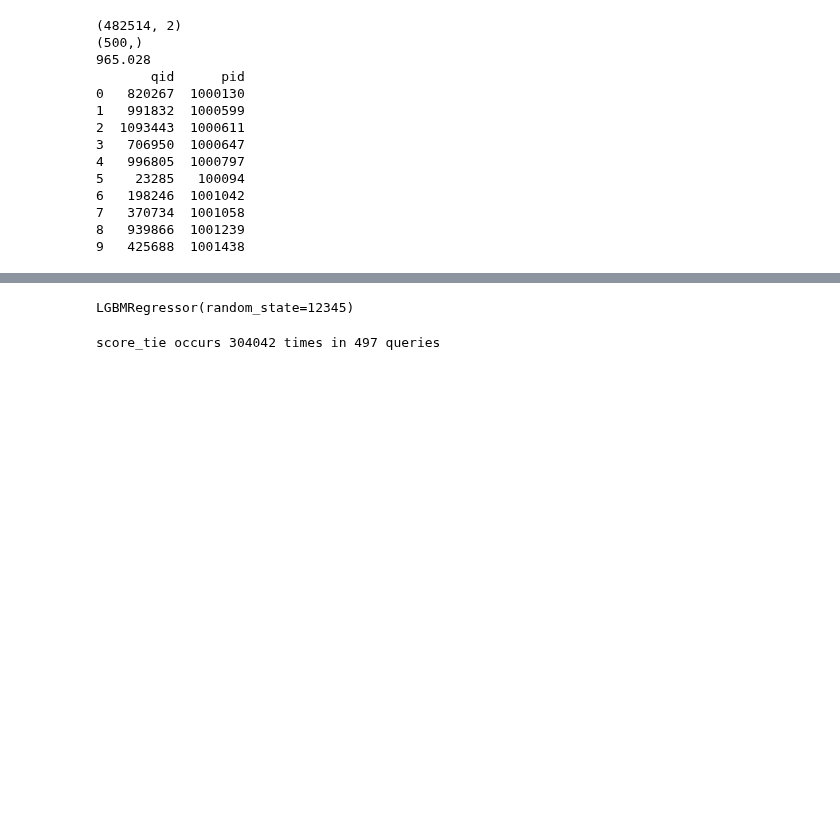
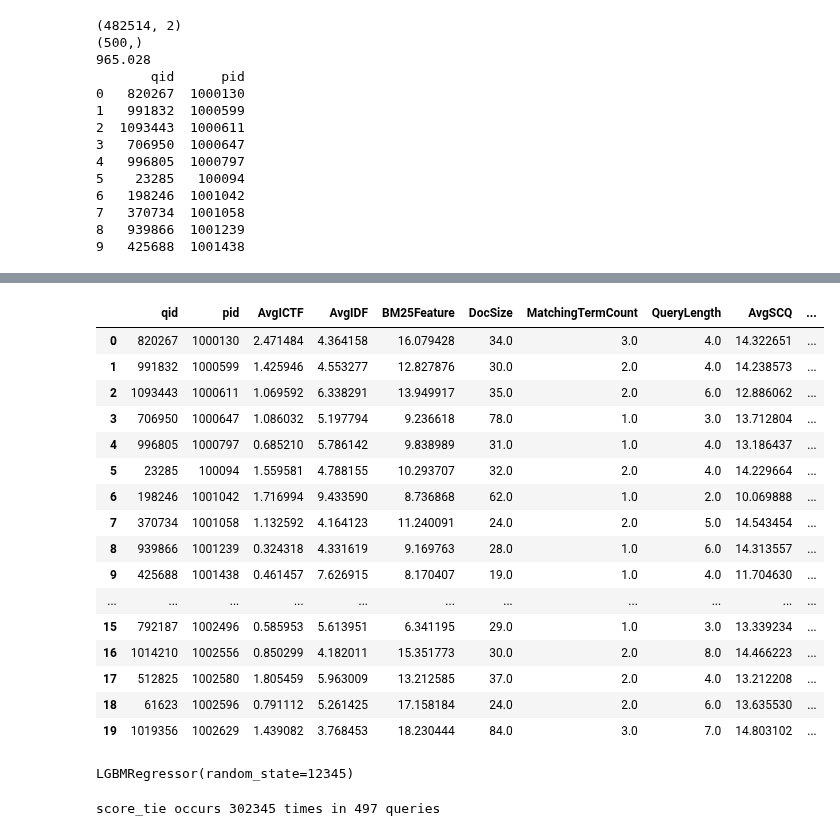
Before and after one commit to castorini/pyserini, a Jupyter notebook: test.ipynb, the cells around one changed output, grey strips where cells are left out. Saved outputs shown, nothing was run; the diff lists cells and outputs as text; code cells hidden in the pictures; blank space fills up the shorter version.

```diff
--- a/test.ipynb
+++ b/test.ipynb
@@ -132,6 +160,26 @@ export(sampled_train,analyzer,'train.json')
 # %%
 dev_data=extract(sampled_dev,analyzer)
 export(sampled_dev,analyzer,'dev.json')
+# %%
+dev_data.head(20)
+# %% [output]
+|  | qid | pid | AvgICTF | AvgIDF | BM25Feature | DocSize | MatchingTermCount | QueryLength | AvgSCQ | ... |
+| 0 | 820267 | 1000130 | 2.471484 | 4.364158 | 16.079428 | 34.0 | 3.0 | 4.0 | 14.322651 | ... |
+| 1 | 991832 | 1000599 | 1.425946 | 4.553277 | 12.827876 | 30.0 | 2.0 | 4.0 | 14.238573 | ... |
+| 2 | 1093443 | 1000611 | 1.069592 | 6.338291 | 13.949917 | 35.0 | 2.0 | 6.0 | 12.886062 | ... |
+| 3 | 706950 | 1000647 | 1.086032 | 5.197794 | 9.236618 | 78.0 | 1.0 | 3.0 | 13.712804 | ... |
+| 4 | 996805 | 1000797 | 0.685210 | 5.786142 | 9.838989 | 31.0 | 1.0 | 4.0 | 13.186437 | ... |
+| 5 | 23285 | 100094 | 1.559581 | 4.788155 | 10.293707 | 32.0 | 2.0 | 4.0 | 14.229664 | ... |
+| 6 | 198246 | 1001042 | 1.716994 | 9.433590 | 8.736868 | 62.0 | 1.0 | 2.0 | 10.069888 | ... |
+| 7 | 370734 | 1001058 | 1.132592 | 4.164123 | 11.240091 | 24.0 | 2.0 | 5.0 | 14.543454 | ... |
+| 8 | 939866 | 1001239 | 0.324318 | 4.331619 | 9.169763 | 28.0 | 1.0 | 6.0 | 14.313557 | ... |
+| 9 | 425688 | 1001438 | 0.461457 | 7.626915 | 8.170407 | 19.0 | 1.0 | 4.0 | 11.704630 | ... |
+| ... | ... | ... | ... | ... | ... | ... | ... | ... | ... | ... |
+| 15 | 792187 | 1002496 | 0.585953 | 5.613951 | 6.341195 | 29.0 | 1.0 | 3.0 | 13.339234 | ... |
+| 16 | 1014210 | 1002556 | 0.850299 | 4.182011 | 15.351773 | 30.0 | 2.0 | 8.0 | 14.466223 | ... |
+| 17 | 512825 | 1002580 | 1.805459 | 5.963009 | 13.212585 | 37.0 | 2.0 | 4.0 | 13.212208 | ... |
+| 18 | 61623 | 1002596 | 0.791112 | 5.261425 | 17.158184 | 24.0 | 2.0 | 6.0 | 13.635530 | ... |
+| 19 | 1019356 | 1002629 | 1.439082 | 3.768453 | 18.230444 | 84.0 | 3.0 | 7.0 | 14.803102 | ... |
 # %%
 from lightgbm.sklearn import LGBMRegressor
 from sklearn.linear_model import LogisticRegression
@@ -157,6 +205,7 @@ with open('lambdarank.run','w') as f:
         rank = 1
         prev_score = -1e10
         prev_pid = ''
+        assert len(group['pid'].tolist()) == len(set(group['pid'].tolist()))
         for t in group.sort_values(['score','pid'],ascending=False).itertuples():
             if abs(t.score-prev_score)<1e-8:
                 score_tie_counter+=1
@@ -169,4 +218,4 @@ with open('lambdarank.run','w') as f:
     if score_tie_counter>0:
         print(f'score_tie occurs {score_tie_counter} times in {len(score_tie_query)} queries')
 # %% [output]
-score_tie occurs 304042 times in 497 queries
+score_tie occurs 302345 times in 497 queries
```
Also changed, not shown: parts of 11 cells of this notebook.
